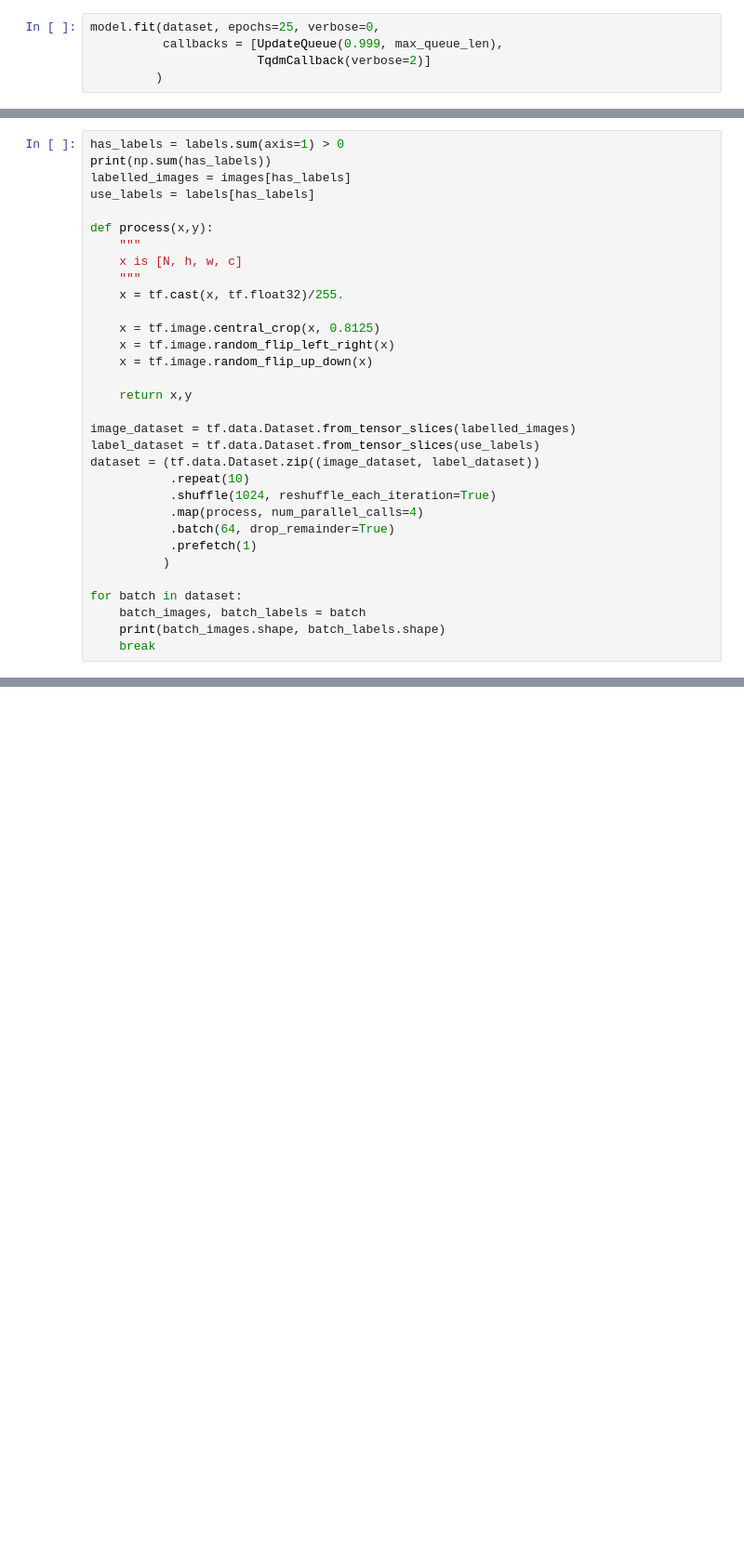
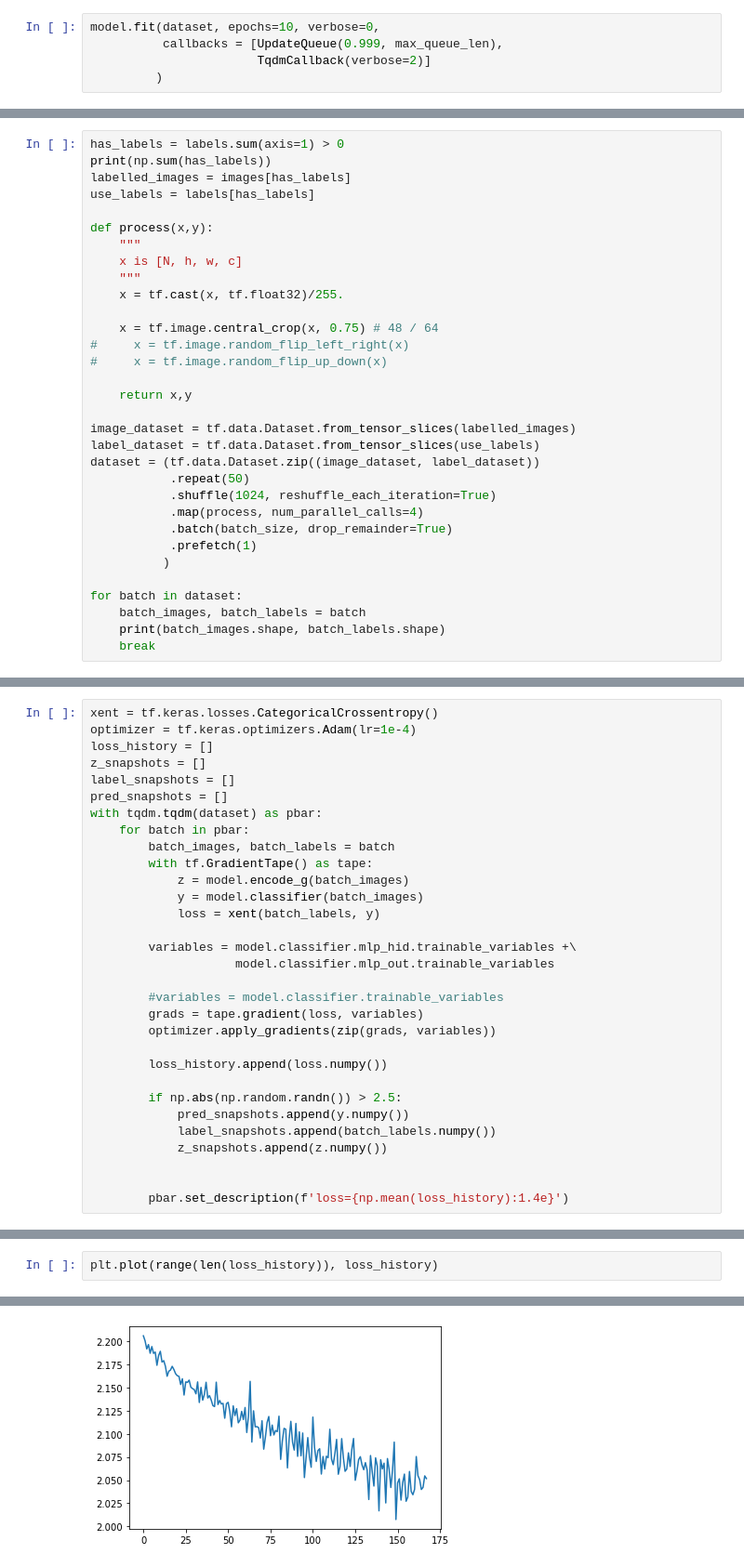
Before and after one commit to nathanin/micron2, a Jupyter notebook: notebooks/devel_debug/devel_MoCo_from_img_stack.ipynb, the cells around one changed output, grey strips where cells are left out. Shown at 93% size. Drawn from its saved outputs; the diff is of its cells as text; blank space fills up the shorter version.

```diff
--- a/notebooks/devel_debug/devel_MoCo_from_img_stack.ipynb
+++ b/notebooks/devel_debug/devel_MoCo_from_img_stack.ipynb
@@ -135,5 +253,5 @@ model.summary()
 # %%
-model.fit(dataset, epochs=25, verbose=0,
+model.fit(dataset, epochs=10, verbose=0,
           callbacks = [UpdateQueue(0.999, max_queue_len),
                        TqdmCallback(verbose=2)]
          )
@@ -151,19 +271,19 @@ def process(x,y):
     """
     x = tf.cast(x, tf.float32)/255.
 
-    x = tf.image.central_crop(x, 0.8125)
-    x = tf.image.random_flip_left_right(x)
-    x = tf.image.random_flip_up_down(x)
+    x = tf.image.central_crop(x, 0.75) # 48 / 64
+#     x = tf.image.random_flip_left_right(x)
+#     x = tf.image.random_flip_up_down(x)
 
     return x,y
 
 image_dataset = tf.data.Dataset.from_tensor_slices(labelled_images)
 label_dataset = tf.data.Dataset.from_tensor_slices(use_labels)
 dataset = (tf.data.Dataset.zip((image_dataset, label_dataset))
-           .repeat(10)
+           .repeat(50)
            .shuffle(1024, reshuffle_each_iteration=True)
            .map(process, num_parallel_calls=4)
-           .batch(64, drop_remainder=True)
+           .batch(batch_size, drop_remainder=True)
            .prefetch(1)
           )
 
@@ -173,0 +297,31 @@ for batch in dataset:
+# %%
+xent = tf.keras.losses.CategoricalCrossentropy()
+optimizer = tf.keras.optimizers.Adam(lr=1e-4)
+loss_history = []
+z_snapshots = []
+label_snapshots = []
+pred_snapshots = []
+with tqdm.tqdm(dataset) as pbar:
+    for batch in pbar:
+        batch_images, batch_labels = batch
+        with tf.GradientTape() as tape:
+            z = model.encode_g(batch_images)
+            y = model.classifier(batch_images)
+            loss = xent(batch_labels, y)
+
+        variables = model.classifier.mlp_hid.trainable_variables +\
+                    model.classifier.mlp_out.trainable_variables
+
+        #variables = model.classifier.trainable_variables
+        grads = tape.gradient(loss, variables)
+        optimizer.apply_gradients(zip(grads, variables))
+
+        loss_history.append(loss.numpy())
+
+        if np.abs(np.random.randn()) > 2.5:
+            pred_snapshots.append(y.numpy())
+            label_snapshots.append(batch_labels.numpy())
+            z_snapshots.append(z.numpy())
+
+
+        pbar.set_description(f'loss={np.mean(loss_history):1.4e}')
@@ -173,0 +346,3 @@ for batch in dataset:
+# %%
+plt.plot(range(len(loss_history)), loss_history)
+# %% [output]
@@ -174 +350,2 @@ for batch in dataset:
+[figure, added]
 # %%
```
Also changed, not shown: parts of 19 cells of this notebook, 15 other files.
